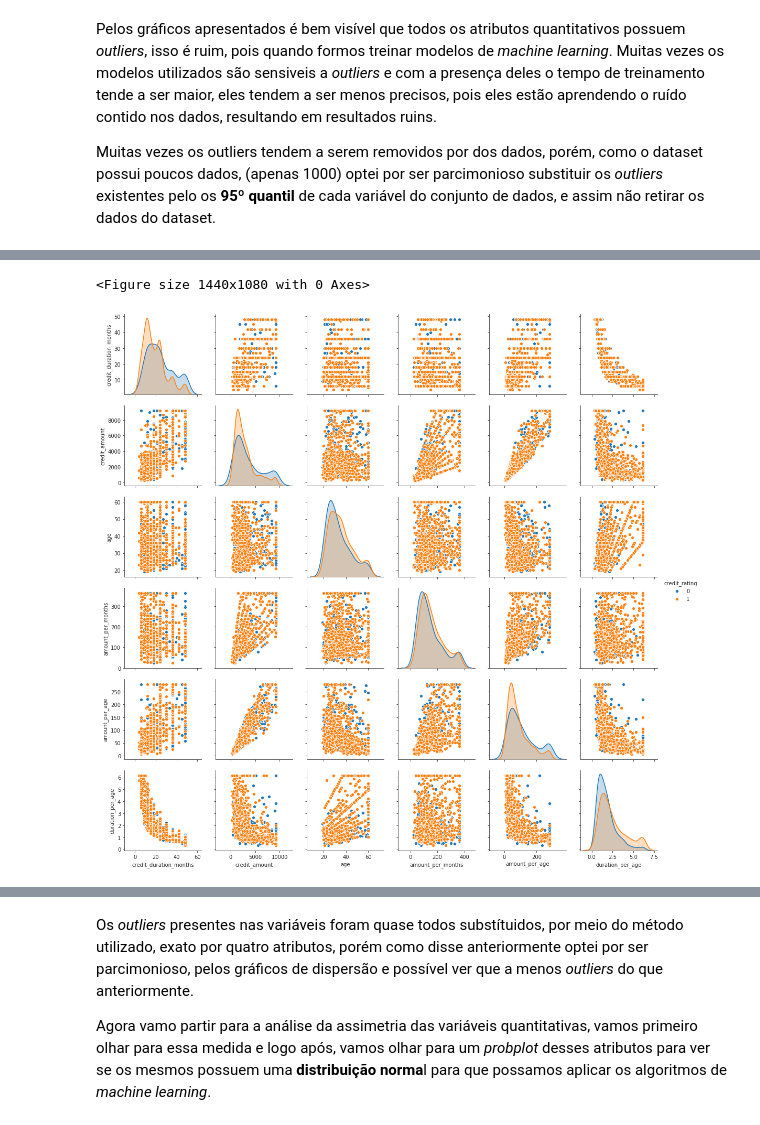
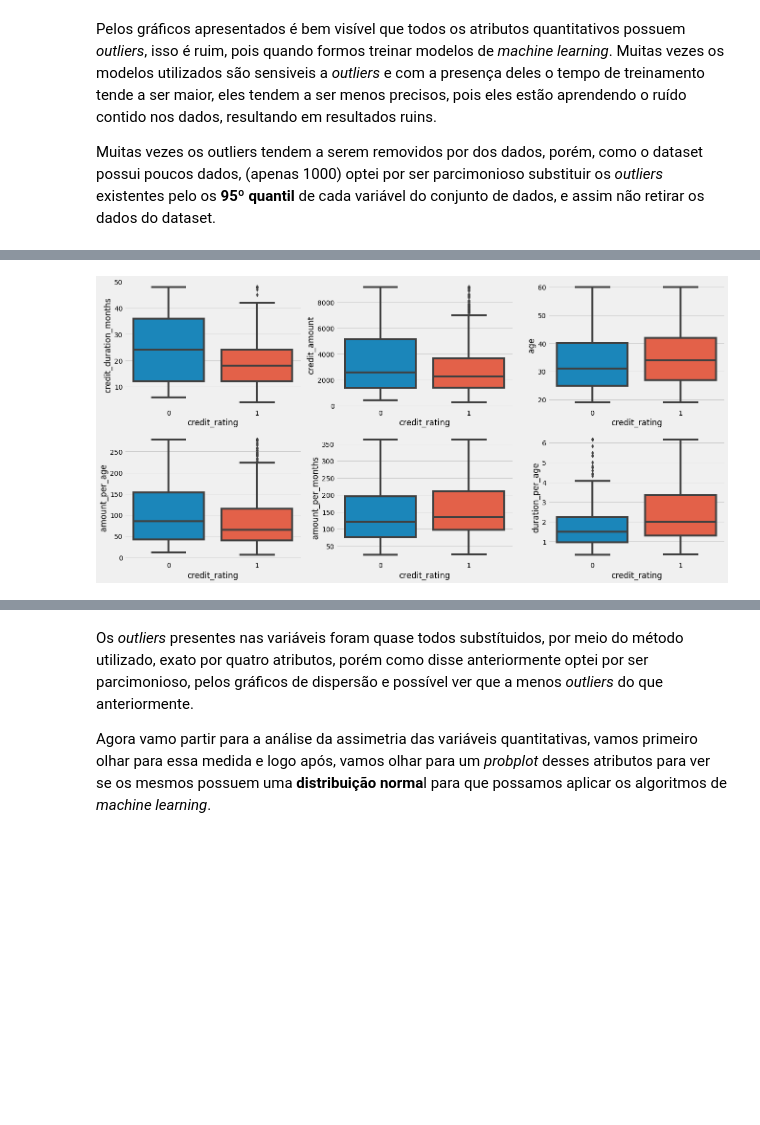
Before and after one commit to bobcastaldeli/Credit-Risk-Analysis, a Jupyter notebook: Credit_Risk_Analysis.ipynb, the cells around one changed output, grey strips where cells are left out. Cells and saved outputs as stored; diff of their text form; code cells hidden in the pictures; blank space fills up the shorter version.

```diff
--- a/Credit_Risk_Analysis.ipynb
+++ b/Credit_Risk_Analysis.ipynb
@@ -444,9 +424,16 @@ plt.show()
-# %%
-plt.figure(figsize=(20, 15))
-sns.pairplot(df, vars=['credit_duration_months', 'credit_amount', 'age',
-                       'amount_per_months', 'amount_per_age', 'duration_per_age'],
-             hue='credit_rating', diag_kind="kde")
-plt.show()
-# %% [output]
-<Figure size 1440x1080 with 0 Axes>
-[figure, removed]
+# %%
+# Conjunto de box-plots das variáveis quantitativas
+fig, axes = plt.subplots(2, 3)
+axes = axes.flatten()
+
+# Itera sobre as variáveis quantitativas para gerar o box plot
+for ax, box in zip(axes, df[quant_cols]):
+    sns.boxplot(x='credit_rating',
+                y=box,
+                ax=ax,
+                data=df)
+
+# Mostra o gráfico
+plt.show()
+# %% [output]
+[figure, added]
```
Also changed, not shown: parts of 7 cells of this notebook.
